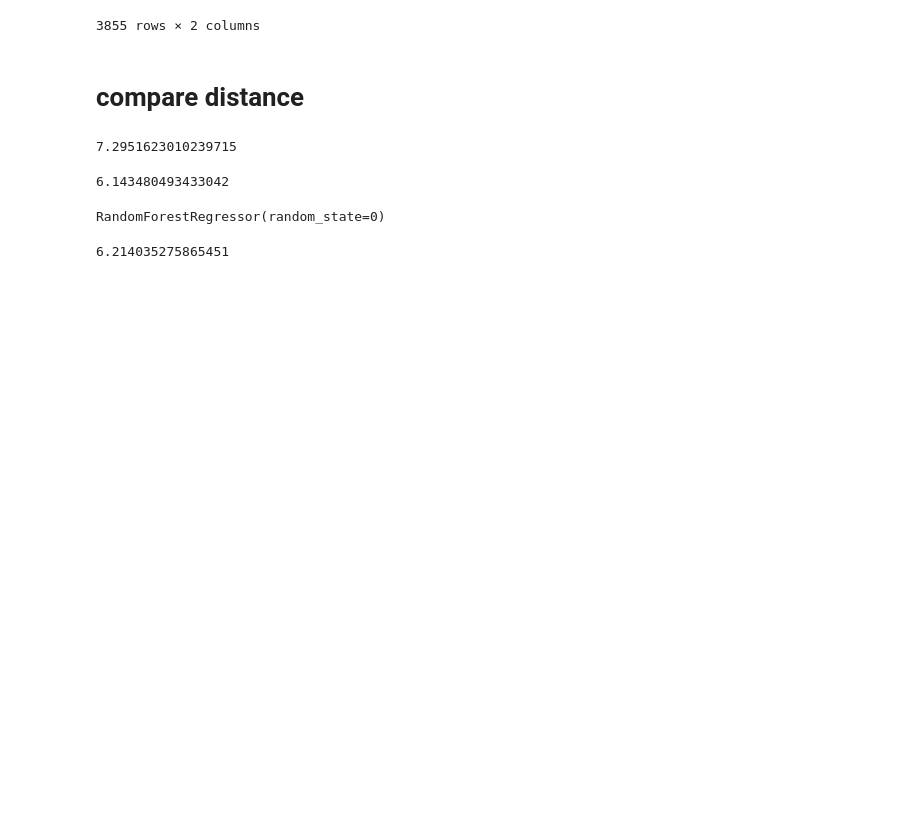
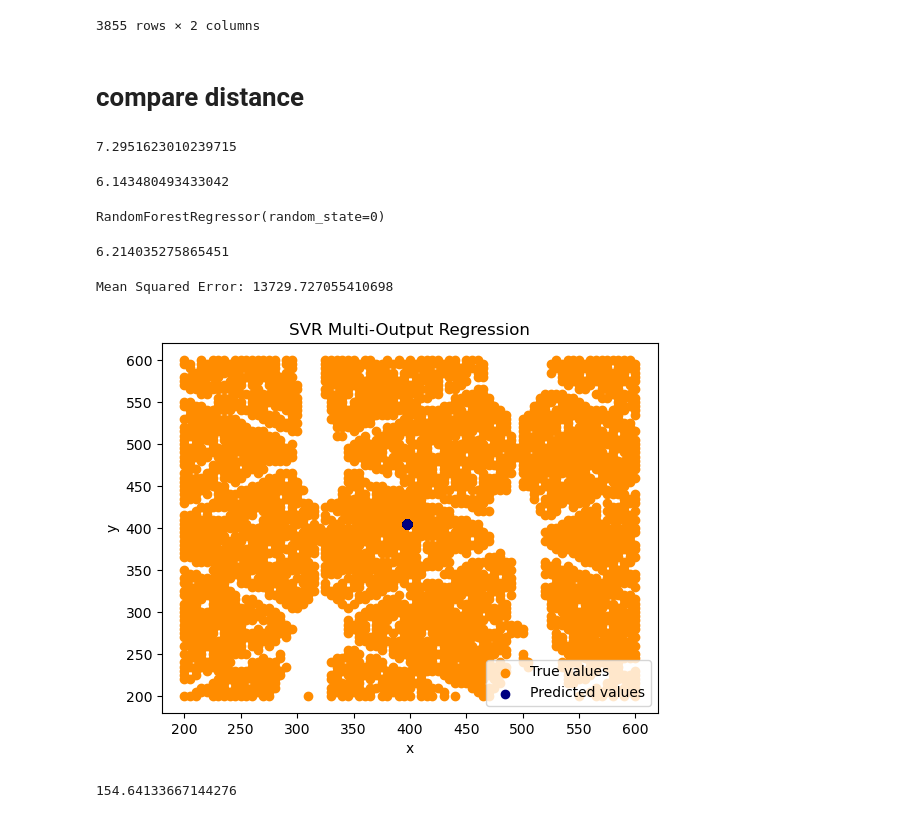
Before and after one commit to dsmasterproject/DSL-23-24Project, a Jupyter notebook: model_selectioin/model_selection_test_old.ipynb, the cells around one changed output. Drawn from its saved outputs; the diff is of its cells as text; code cells hidden in the pictures; blank space fills up the shorter version.

```diff
--- a/model_selectioin/model_selection_test_old.ipynb
+++ b/model_selectioin/model_selection_test_old.ipynb
@@ -117,3 +117,44 @@ distance=np.mean(np.sqrt(np.sum((y_rf - y_test) ** 2, axis=1)))
 distance
 # %% [output]
 6.214035275865451
+# %%
+X_test=test_df.drop(columns=['x', 'y'])
+y_test=test_df.loc[:,['x', 'y']]
+# %%
+from sklearn.svm import SVR
+from sklearn.multioutput import MultiOutputRegressor
+from sklearn.metrics import mean_squared_error
+import matplotlib.pyplot as plt
+
+# 使用 SVR 模型进行多输出回归
+svr = MultiOutputRegressor(SVR(kernel='rbf', C=1e3, gamma=0.1))
+
+# 训练模型
+svr.fit(X_train, y_train)
+
+# 预测
+y_pred = svr.predict(X_test)
+
+# 评估模型性能
+mse = mean_squared_error(y_test, y_pred)
+
+print("Mean Squared Error:", mse)
+
+# 绘制预测结果
+plt.scatter(y_test['x'], y_test['y'], color='darkorange', label='True values')
+plt.scatter(y_pred[:, 0], y_pred[:, 1], color='navy', label='Predicted values')
+plt.xlabel('x')
+plt.ylabel('y')
+plt.title('SVR Multi-Output Regression')
+plt.legend()
+plt.show()
+# %% [output]
+Mean Squared Error: 13729.727055410698
+[figure, added]
+# %%
+import numpy as np
+
+distance1=np.mean(np.sqrt(np.sum((y_pred - y_test) ** 2, axis=1)))
+distance1
+# %% [output]
+154.64133667144276
```
Also changed, not shown: parts of 1 cell of this notebook, 1 other file.
